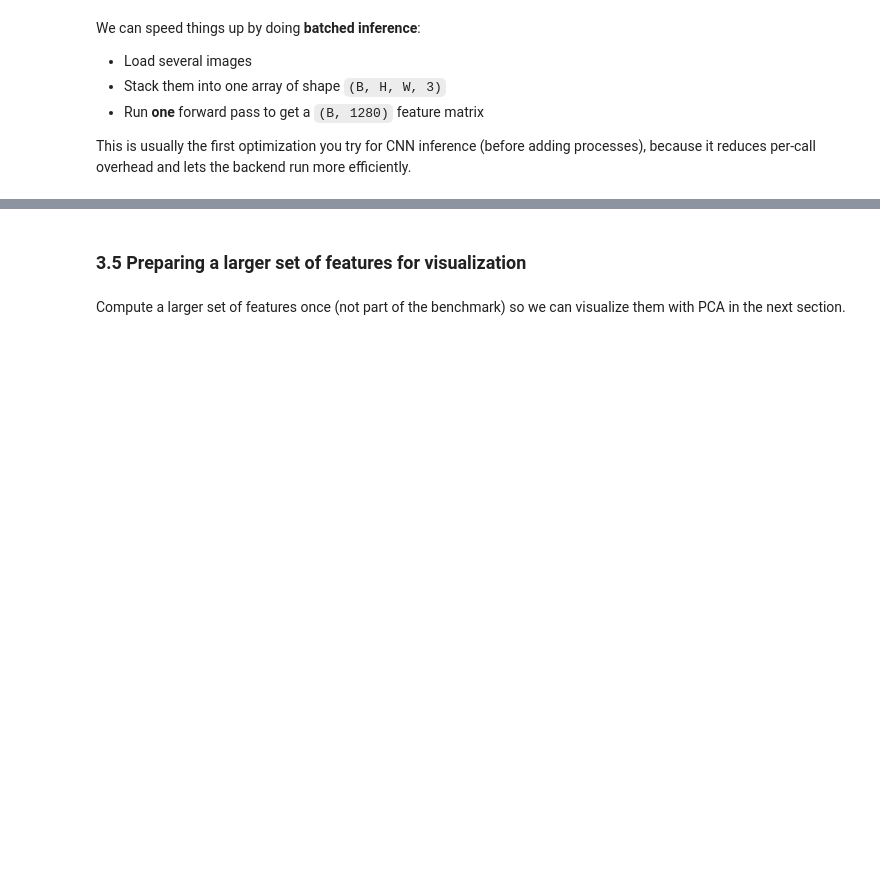
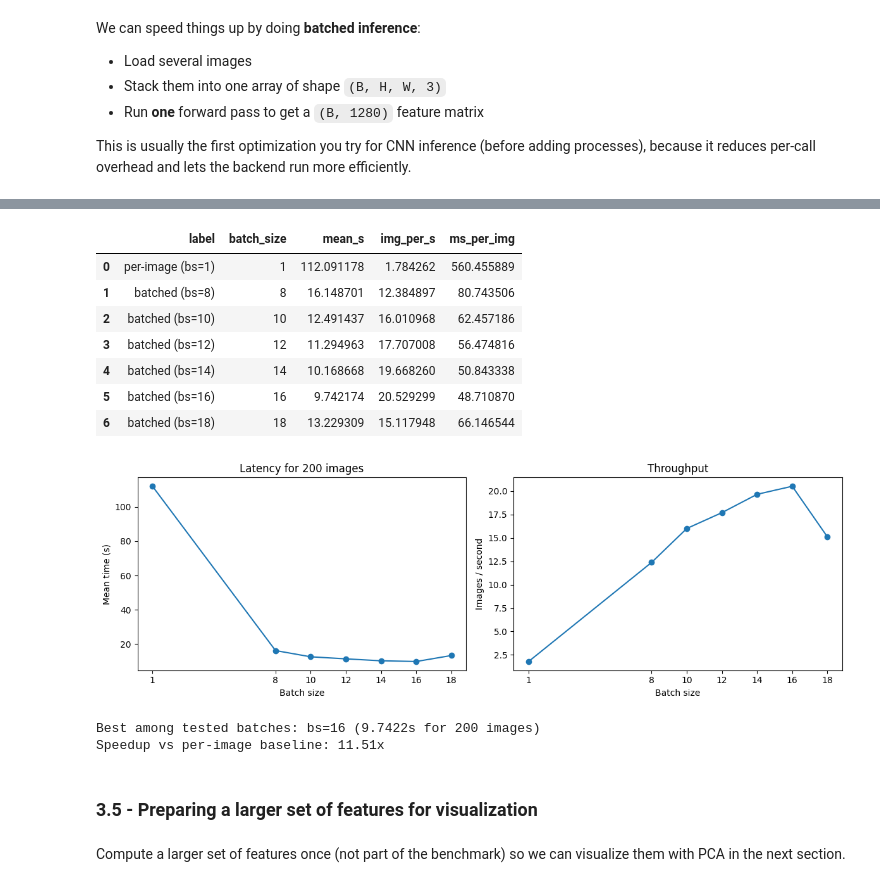
Before and after one commit to G-Gress/python_parallelism, a Jupyter notebook: notebooks/exploration.ipynb, the cells around one changed output, grey strips where cells are left out. Drawn from its saved outputs; the diff is of its cells as text; code cells hidden in the pictures; blank space fills up the shorter version.

```diff
--- a/notebooks/exploration.ipynb
+++ b/notebooks/exploration.ipynb
@@ -1410,5 +1433,81 @@ plt.show()
+# %%
+# Load saved benchmarks and build a small table for plotting
+df_benchmark = load_benchmarks_as_dataframe(BENCHMARK_RESULTS_PATH)
+
+required_keys = ["extract_features_one"] + [f"extract_features_batched_{b}" for b in CNN_BATCH_SIZES]
+missing = [k for k in required_keys if k not in df_benchmark.index]
+if missing:
+    raise KeyError(
+        "Missing benchmark keys in benchmark_results.json: " + ", ".join(missing)
+    )
+
+rows = []
+
+# Per-image baseline
+t_one = float(df_benchmark.loc["extract_features_one", "mean"])
+rows.append({
+    "label": "per-image (bs=1)",
+    "batch_size": 1,
+    "mean_s": t_one,
+    "img_per_s": CNN_SAMPLE_SIZE / t_one,
+    "ms_per_img": (t_one / CNN_SAMPLE_SIZE) * 1000.0,
+})
+
+# Batched runs
+for b in CNN_BATCH_SIZES:
+    key = f"extract_features_batched_{b}"
+    t = float(df_benchmark.loc[key, "mean"])
+    rows.append({
+        "label": f"batched (bs={b})",
+        "batch_size": b,
+        "mean_s": t,
+        "img_per_s": CNN_SAMPLE_SIZE / t,
+        "ms_per_img": (t / CNN_SAMPLE_SIZE) * 1000.0,
+    })
+
+df_plot = pd.DataFrame(rows).sort_values("batch_size")
+display(df_plot)
+
+# Visualize: latency + throughput (same data, two views)
+fig, axes = plt.subplots(1, 2, figsize=(12, 4))
+
+axes[0].plot(df_plot["batch_size"], df_plot["mean_s"], marker="o")
+axes[0].set_title(f"Latency for {CNN_SAMPLE_SIZE} images")
+axes[0].set_xlabel("Batch size")
+axes[0].set_ylabel("Mean time (s)")
+axes[0].set_xticks(df_plot["batch_size"])
+
+axes[1].plot(df_plot["batch_size"], df_plot["img_per_s"], marker="o")
+axes[1].set_title("Throughput")
+axes[1].set_xlabel("Batch size")
+axes[1].set_ylabel("Images / second")
+axes[1].set_xticks(df_plot["batch_size"])
+
+plt.tight_layout()
+plt.show()
+
+# Quick summary: best batch size among tested configs
+best_row = df_plot[df_plot["batch_size"] != 1].sort_values("mean_s").iloc[0]
+speedup = t_one / float(best_row["mean_s"])
+print(
+    f"Best among tested batches: bs={int(best_row['batch_size'])} "
+    f"({float(best_row['mean_s']):.4f}s for {CNN_SAMPLE_SIZE} images)"
+ )
+print(f"Speedup vs per-image baseline: {speedup:.2f}x")
+# %% [output]
+|  | label | batch_size | mean_s | img_per_s | ms_per_img |
+| 0 | per-image (bs=1) | 1 | 112.091178 | 1.784262 | 560.455889 |
+| 1 | batched (bs=8) | 8 | 16.148701 | 12.384897 | 80.743506 |
+| 2 | batched (bs=10) | 10 | 12.491437 | 16.010968 | 62.457186 |
+| 3 | batched (bs=12) | 12 | 11.294963 | 17.707008 | 56.474816 |
+| 4 | batched (bs=14) | 14 | 10.168668 | 19.668260 | 50.843338 |
+| 5 | batched (bs=16) | 16 | 9.742174 | 20.529299 | 48.710870 |
+| 6 | batched (bs=18) | 18 | 13.229309 | 15.117948 | 66.146544 |
+[figure, added]
+Best among tested batches: bs=16 (9.7422s for 200 images)
+Speedup vs per-image baseline: 11.51x
 # %% [markdown]
-### 3.5 Preparing a larger set of features for visualization
+### 3.5 - Preparing a larger set of features for visualization
 # %% [markdown]
 Compute a larger set of features once (not part of the benchmark) so we can visualize them with PCA in the next section.
 # %%
```
Also changed, not shown: parts of 17 cells of this notebook.
